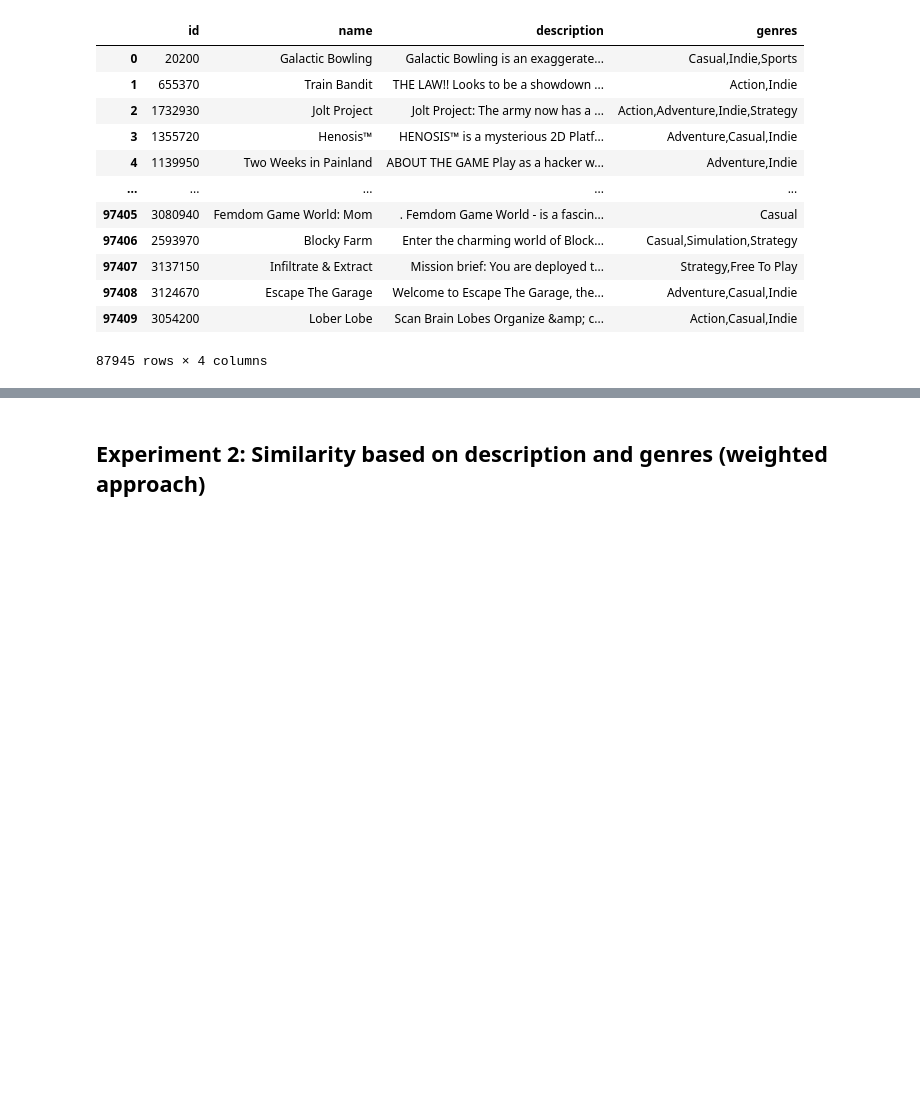
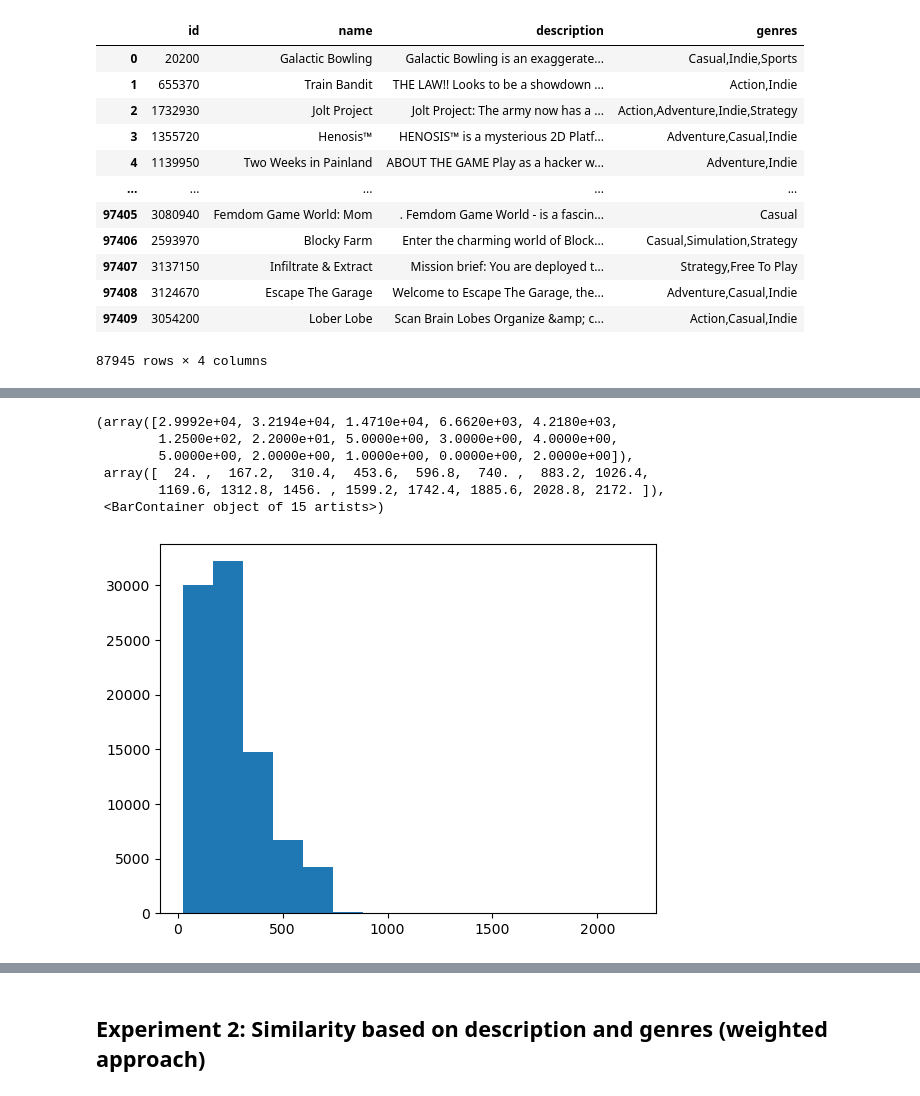
Before and after one commit to V8-Luky/dspro1, a Jupyter notebook: embedding_experiments/similarity_combination_exploration.ipynb, the cells around one changed output, grey strips where cells are left out. Cells and saved outputs as stored; diff of their text form; code cells hidden in the pictures; blank space fills up the shorter version.

```diff
--- a/embedding_experiments/similarity_combination_exploration.ipynb
+++ b/embedding_experiments/similarity_combination_exploration.ipynb
@@ -59,0 +64,2 @@ model = SentenceTransformer("all-mpnet-base-v2")
+# %%
+tokenizer = model.tokenizer
@@ -87,2 +122,3 @@ games_1
 # %%
-#games_1['embeddings'] = model.encode(games_1['description'].tolist())
+games_1['desc_tokens_length'] = games_1['description'].apply(lambda x: len(tokenizer(x)['input_ids']))
+games_1['desc_tokens_length'].describe()
@@ -88,0 +136,10 @@ games_1
+# %%
+plt.hist(games_1['desc_tokens_length'], bins=15)
+# %% [output]
+(array([2.9992e+04, 3.2194e+04, 1.4710e+04, 6.6620e+03, 4.2180e+03,
+        1.2500e+02, 2.2000e+01, 5.0000e+00, 3.0000e+00, 4.0000e+00,
+        5.0000e+00, 2.0000e+00, 1.0000e+00, 0.0000e+00, 2.0000e+00]),
+ array([  24. ,  167.2,  310.4,  453.6,  596.8,  740. ,  883.2, 1026.4,
+        1169.6, 1312.8, 1456. , 1599.2, 1742.4, 1885.6, 2028.8, 2172. ]),
+ <BarContainer object of 15 artists>)
+[figure, added]
```
Also changed, not shown: parts of 25 cells of this notebook.
